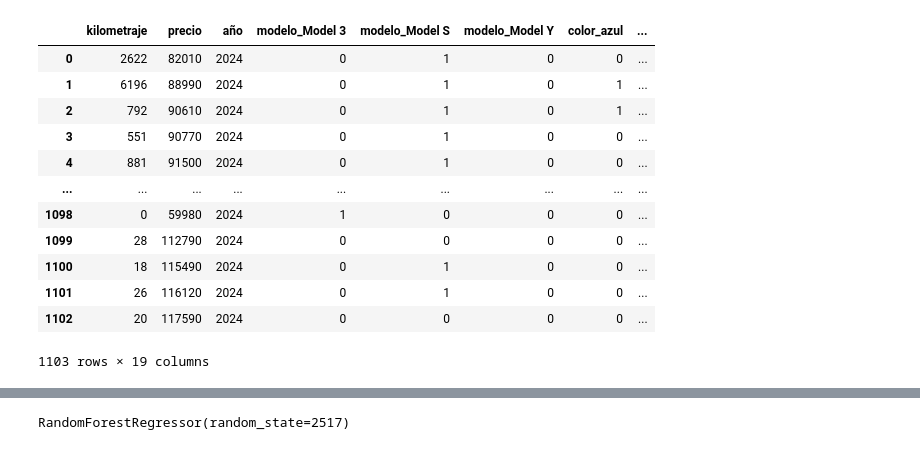
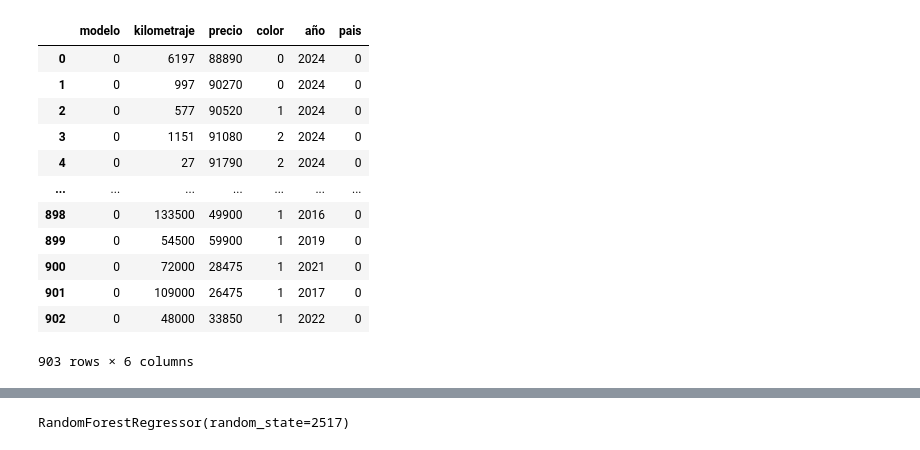
Before and after one commit to ProyectosMaster/ProyectoTesla, a Jupyter notebook: src/modeling/tesla_random_forest_regressor.ipynb, the cells around one changed output, grey strips where cells are left out. Cells and saved outputs as stored; diff of their text form; code cells hidden in the pictures.

Commit message:
scrappers, data_preparing, model_training

```diff
--- a/src/modeling/tesla_random_forest_regressor.ipynb
+++ b/src/modeling/tesla_random_forest_regressor.ipynb
@@ -11,17 +16,17 @@ os.chdir(path)
 # %%
-df_combined = pd.read_csv('data_prepared.csv', sep=';')
-df_combined
+df_fact = pd.read_csv('data_prepared_fact.csv', sep=';')
+df_fact
 # %% [output]
-|  | kilometraje | precio | año | modelo_Model 3 | modelo_Model S | modelo_Model Y | color_azul | ... |
-| 0 | 2622 | 82010 | 2024 | 0 | 1 | 0 | 0 | ... |
-| 1 | 6196 | 88990 | 2024 | 0 | 1 | 0 | 1 | ... |
-| 2 | 792 | 90610 | 2024 | 0 | 1 | 0 | 1 | ... |
-| 3 | 551 | 90770 | 2024 | 0 | 1 | 0 | 0 | ... |
-| 4 | 881 | 91500 | 2024 | 0 | 1 | 0 | 0 | ... |
-| ... | ... | ... | ... | ... | ... | ... | ... | ... |
-| 1098 | 0 | 59980 | 2024 | 1 | 0 | 0 | 0 | ... |
-| 1099 | 28 | 112790 | 2024 | 0 | 0 | 0 | 0 | ... |
-| 1100 | 18 | 115490 | 2024 | 0 | 1 | 0 | 0 | ... |
-| 1101 | 26 | 116120 | 2024 | 0 | 1 | 0 | 0 | ... |
-| 1102 | 20 | 117590 | 2024 | 0 | 0 | 0 | 0 | ... |
+|  | modelo | kilometraje | precio | color | año | pais |
+| 0 | 0 | 6197 | 88890 | 0 | 2024 | 0 |
+| 1 | 0 | 997 | 90270 | 0 | 2024 | 0 |
+| 2 | 0 | 577 | 90520 | 1 | 2024 | 0 |
+| 3 | 0 | 1151 | 91080 | 2 | 2024 | 0 |
+| 4 | 0 | 27 | 91790 | 2 | 2024 | 0 |
+| ... | ... | ... | ... | ... | ... | ... |
+| 898 | 0 | 133500 | 49900 | 1 | 2016 | 0 |
+| 899 | 0 | 54500 | 59900 | 1 | 2019 | 0 |
+| 900 | 0 | 72000 | 28475 | 1 | 2021 | 0 |
+| 901 | 0 | 109000 | 26475 | 1 | 2017 | 0 |
+| 902 | 0 | 48000 | 33850 | 1 | 2022 | 0 |
-1103 rows × 19 columns
+903 rows × 6 columns
```
Also changed, not shown: parts of 25 cells of this notebook, 27 other files.
